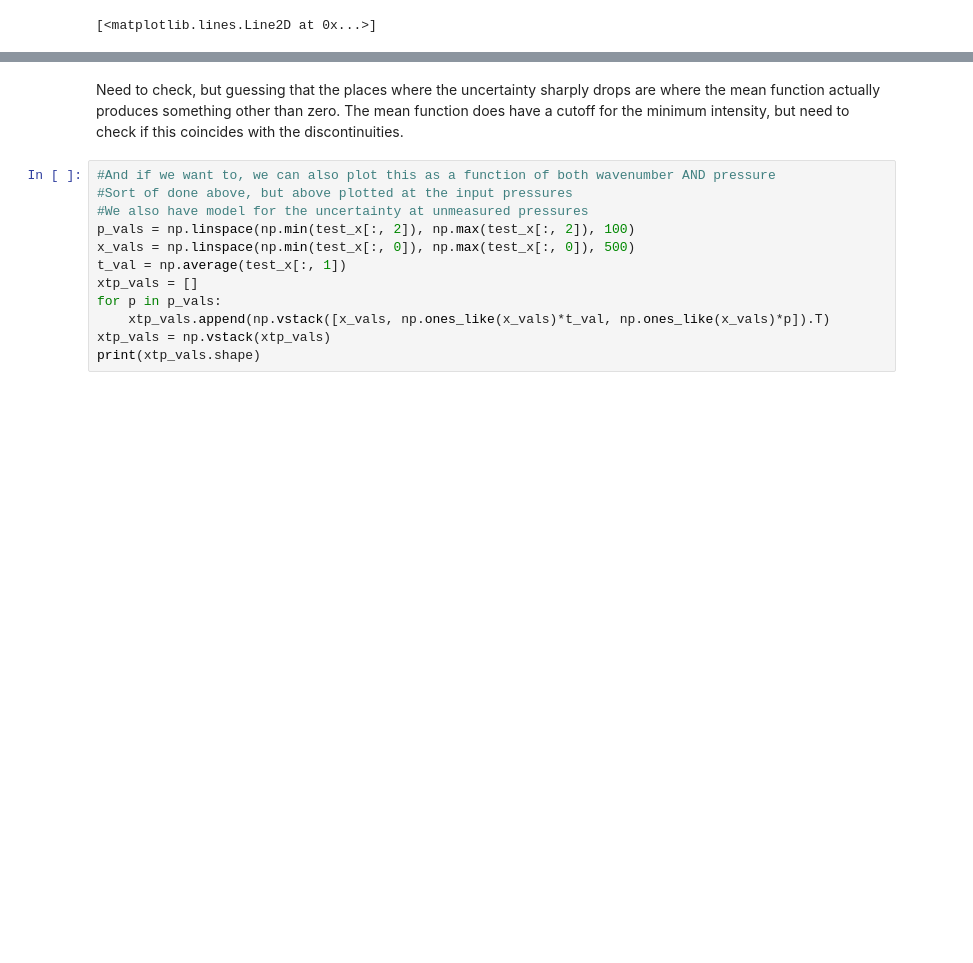
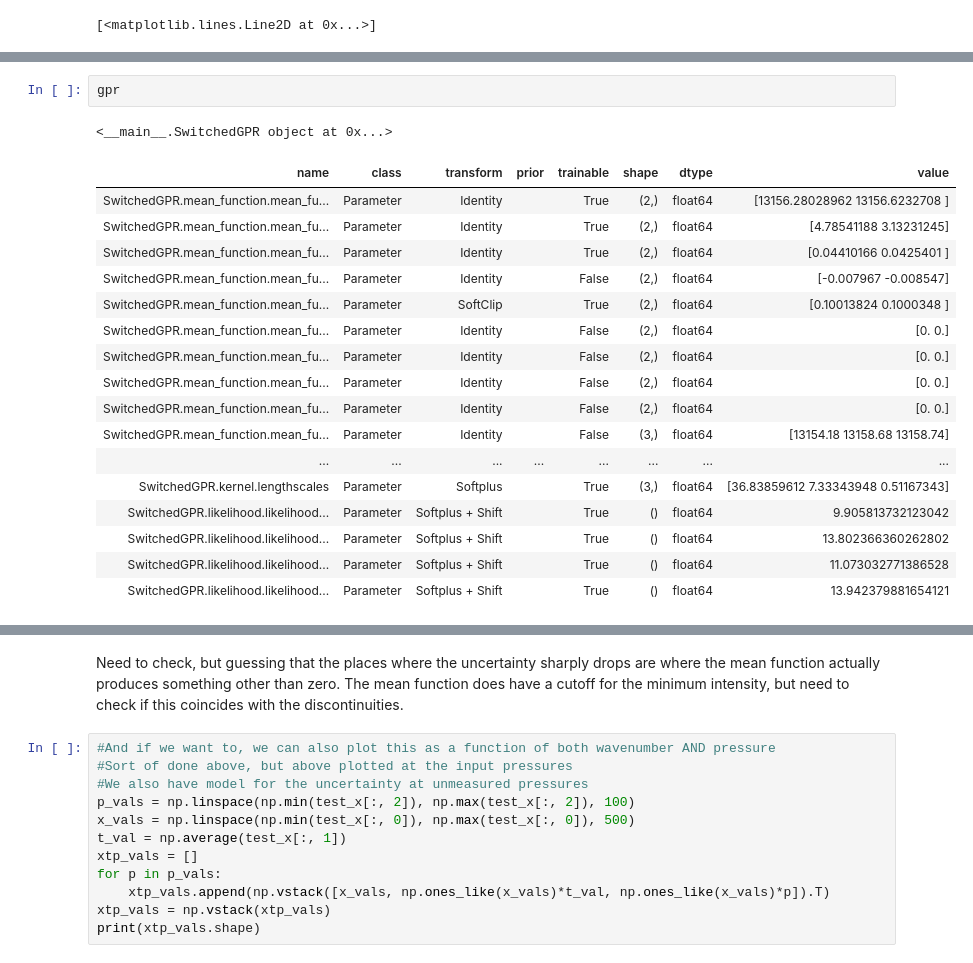
Before and after one commit to wpk-nist-gov/MATSgp, a Jupyter notebook: cci_workup/gpflow_pcqsdhc.ipynb, the cells around one changed output, grey strips where cells are left out. Cells and saved outputs as stored; diff of their text form; blank space fills up the shorter version.

```diff
--- a/cci_workup/gpflow_pcqsdhc.ipynb
+++ b/cci_workup/gpflow_pcqsdhc.ipynb
@@ -1254,2 +1364,23 @@ gpr
+# %%
+gpr
+# %% [output]
+<__main__.SwitchedGPR object at 0x...>
+| name | class | transform | prior | trainable | shape | dtype | value |
+| SwitchedGPR.mean_function.mean_fu... | Parameter | Identity |  | True | (2,) | float64 | [13156.28028962 13156.6232708 ] |
+| SwitchedGPR.mean_function.mean_fu... | Parameter | Identity |  | True | (2,) | float64 | [4.78541188 3.13231245] |
+| SwitchedGPR.mean_function.mean_fu... | Parameter | Identity |  | True | (2,) | float64 | [0.04410166 0.0425401 ] |
+| SwitchedGPR.mean_function.mean_fu... | Parameter | Identity |  | False | (2,) | float64 | [-0.007967 -0.008547] |
+| SwitchedGPR.mean_function.mean_fu... | Parameter | SoftClip |  | True | (2,) | float64 | [0.10013824 0.1000348 ] |
+| SwitchedGPR.mean_function.mean_fu... | Parameter | Identity |  | False | (2,) | float64 | [0. 0.] |
+| SwitchedGPR.mean_function.mean_fu... | Parameter | Identity |  | False | (2,) | float64 | [0. 0.] |
+| SwitchedGPR.mean_function.mean_fu... | Parameter | Identity |  | False | (2,) | float64 | [0. 0.] |
+| SwitchedGPR.mean_function.mean_fu... | Parameter | Identity |  | False | (2,) | float64 | [0. 0.] |
+| SwitchedGPR.mean_function.mean_fu... | Parameter | Identity |  | False | (3,) | float64 | [13154.18 13158.68 13158.74] |
+| ... | ... | ... | ... | ... | ... | ... | ... |
+| SwitchedGPR.kernel.lengthscales | Parameter | Softplus |  | True | (3,) | float64 | [36.83859612 7.33343948 0.51167343] |
+| SwitchedGPR.likelihood.likelihood... | Parameter | Softplus + Shift |  | True | () | float64 | 9.905813732123042 |
+| SwitchedGPR.likelihood.likelihood... | Parameter | Softplus + Shift |  | True | () | float64 | 13.802366360262802 |
+| SwitchedGPR.likelihood.likelihood... | Parameter | Softplus + Shift |  | True | () | float64 | 11.073032771386528 |
+| SwitchedGPR.likelihood.likelihood... | Parameter | Softplus + Shift |  | True | () | float64 | 13.942379881654121 |
 # %%
 %matplotlib notebook
```
Also changed, not shown: parts of 18 cells of this notebook.
